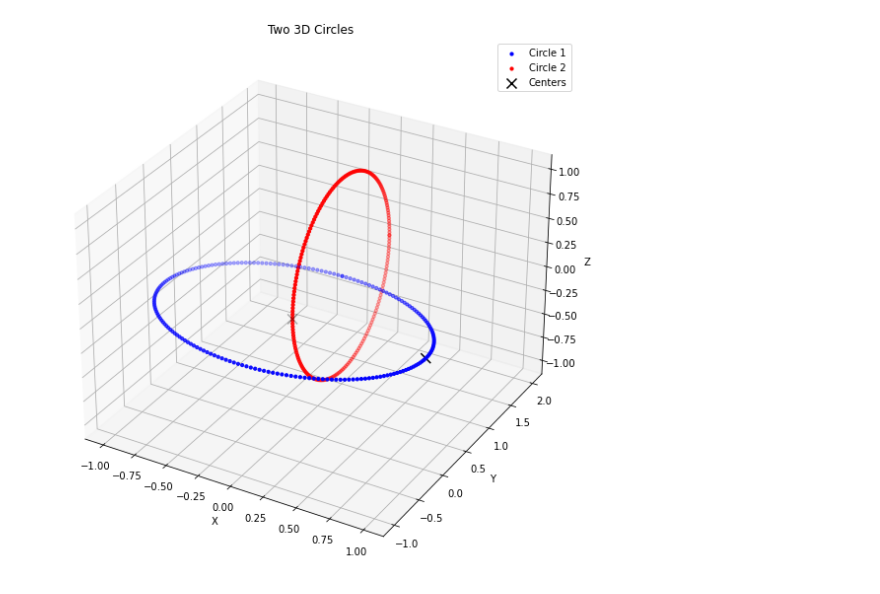
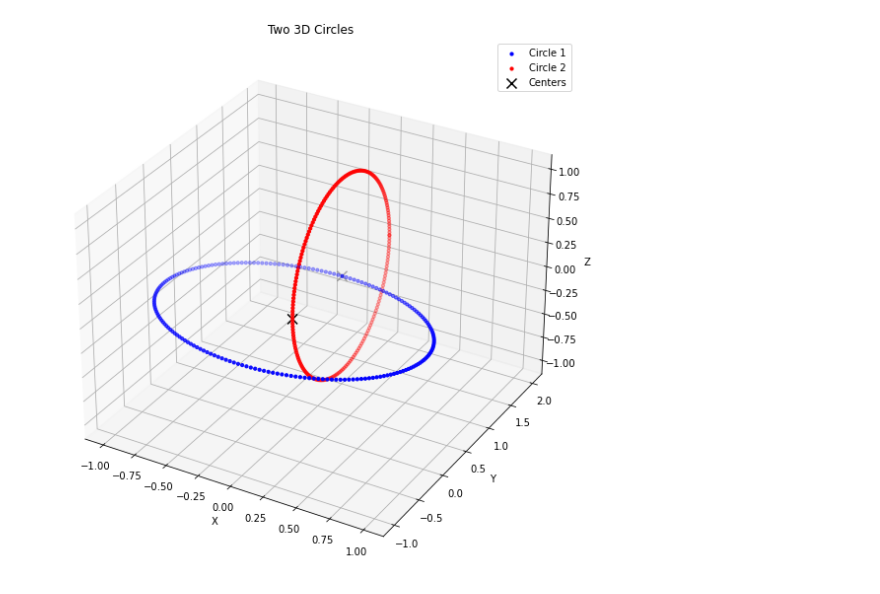
Before and after one commit to CRIS-Lab-2025/energy-based-models, a Jupyter notebook: gd_ebm/debug.ipynb, the cells around one changed output. Cells and saved outputs as stored; diff of their text form; code cells hidden in the pictures.

```diff
--- a/gd_ebm/debug.ipynb
+++ b/gd_ebm/debug.ipynb
@@ -1,4 +1,5 @@
 # %%
+# 2 Circles Dataset
 import numpy as np
 from mpl_toolkits.mplot3d import Axes3D
 from model import EnergyBasedModel as EBM
@@ -62,95 +63,32 @@ def create_circles_dataset(num_points=100):
 
 # Generate the dataset
 X, y = create_circles_dataset(num_points=200)
 
 # Visualize
 def visualize_circles(X, y):
     fig = plt.figure(figsize=(10, 8))
     ax = fig.add_subplot(111, projection='3d')
 
     # Plot points for each circle
     colors = ['blue', 'red']
     for i, color in enumerate(colors):
         mask = (y == i)
         ax.scatter(X[mask, 0], X[mask, 1], X[mask, 2], c=color, s=10, label=f'Circle {i+1}')
 
     # Add circle centers
-    centers = [np.array([0, 0, 0]), np.array([1, 0, 0])]
+    centers = [np.array([0, 0, 0]), np.array([0, 1, 0])]
     ax.scatter([c[0] for c in centers], [c[1] for c in centers], [c[2] for c in centers],
                c='black', s=100, marker='x', label='Centers')
 
     ax.set_xlabel('X')
     ax.set_ylabel('Y')
     ax.set_zlabel('Z')
     ax.set_title('Two 3D Circles')
     ax.legend()
     plt.tight_layout()
     plt.show()
 
 # Visualize the dataset
 visualize_circles(X, y)
-
-# Now you can use this dataset (X, y) for training your model.
-# Test, train split
-from sklearn.model_selection import train_test_split
-X_train, X_test, y_train, y_test = train_test_split(X, y, test_size=0.2, random_state=42)
-
-# Convert to PyTorch tensors
-import torch
-X_train_tensor = torch.tensor(X_train, dtype=torch.float32)
-y_train_tensor = torch.tensor(y_train, dtype=torch.long)
-X_test_tensor = torch.tensor(X_test, dtype=torch.float32)
-y_test_tensor = torch.tensor(y_test, dtype=torch.long)
-# Create a DataLoader
-from torch.utils.data import DataLoader, TensorDataset
-train_dataset = TensorDataset(X_train_tensor, y_train_tensor)
-train_loader = DataLoader(train_dataset, batch_size=32, shuffle=True)
-test_dataset = TensorDataset(X_test_tensor, y_test_tensor)
-test_loader = DataLoader(test_dataset, batch_size=32, shuffle=False)
-# Define the model
-model_config = {
-    'input_size': 3,  # 3D input
-    'hidden_sizes': [32, 2],  # Hidden layer sizes
-    'beta': 0.1,  # Temperature parameter
-    'dt': 0.01,   # Step size
-    'n_steps': 10  # Number of steps
-}
-
-model = EBM(
-    input_size=model_config['input_size'],
-    hidden_sizes=model_config['hidden_sizes'],
-    beta=model_config['beta'],
-    dt=model_config['dt'],
-    optimizer=None,  # Optimizer will be set separately
-    n_steps=model_config['n_steps']
-)
-
-# Define the optimizer
-import torch.optim as optim
-optimizer = optim.Adam(model.parameters(), lr=0.001)
-# Set the optimizer in the model
-model.optimizer = optimizer
-# Training loop
-num_epochs = 10
-
-for epoch in range(num_epochs):
-    model.train()
-    targets = []
-    preds = []
-    for batch_X, batch_y in train_loader:
-        optimizer.zero_grad()
-        output = model(batch_X)
-        preds.append(output)
-        targets.append(batch_y)
-    accuracy = (torch.cat(preds).argmax(dim=1) == torch.cat(targets)).float().mean()
-    print(f"Epoch {epoch+1}/{num_epochs}, Accuracy: {accuracy.item():.4f}")
-
-for batch_X, batch_y in test_loader:
-    with torch.no_grad():
-        output = model(batch_X)
-        preds.append(output)
-        targets.append(batch_y)
-accuracy = (torch.cat(preds).argmax(dim=1) == torch.cat(targets)).float().mean()
-print(f"Test Accuracy: {accuracy.item():.4f}")
 # %% [output]
-[figure, old version]
+[figure, new version]
```
Also changed, not shown: parts of 5 cells of this notebook, 1 other file.
